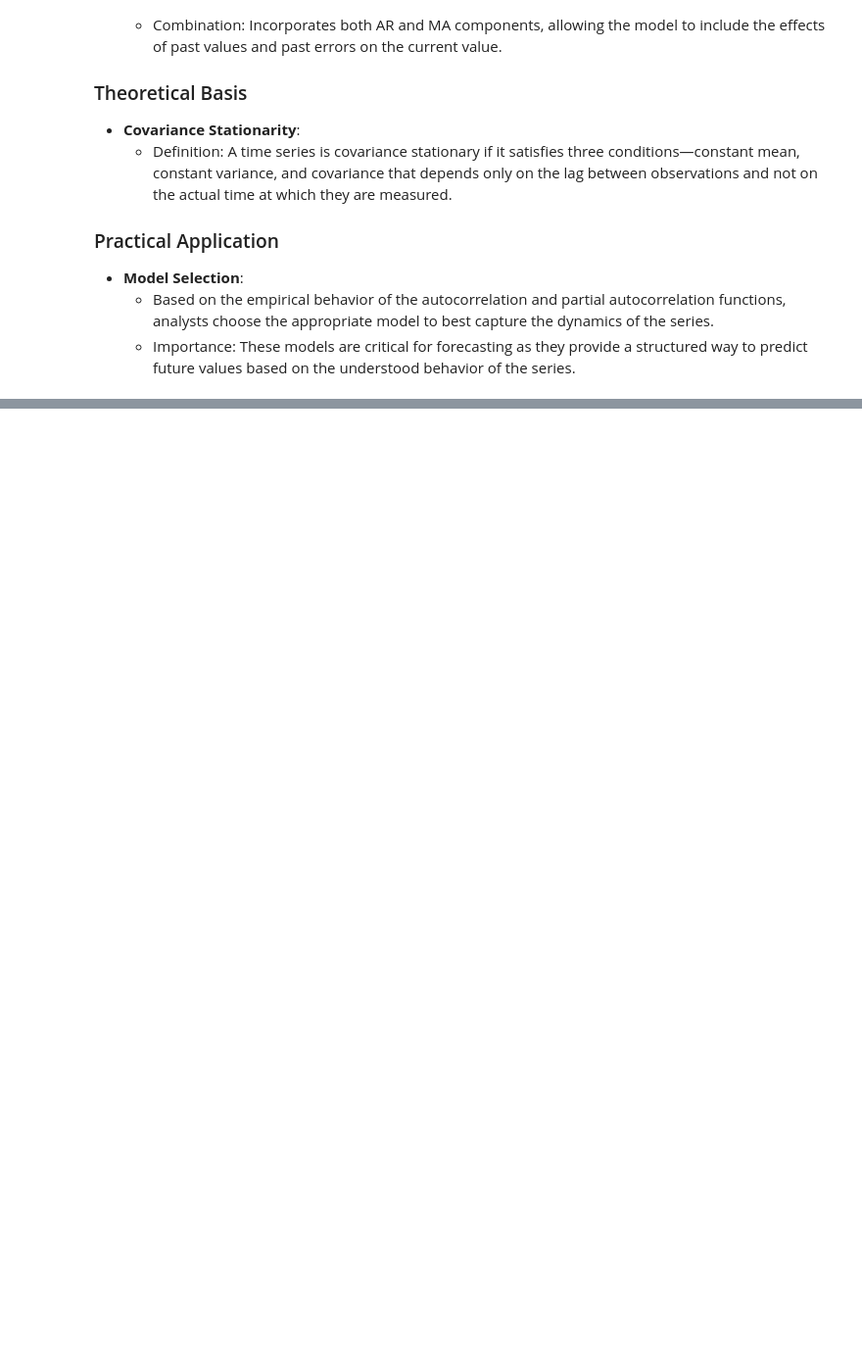
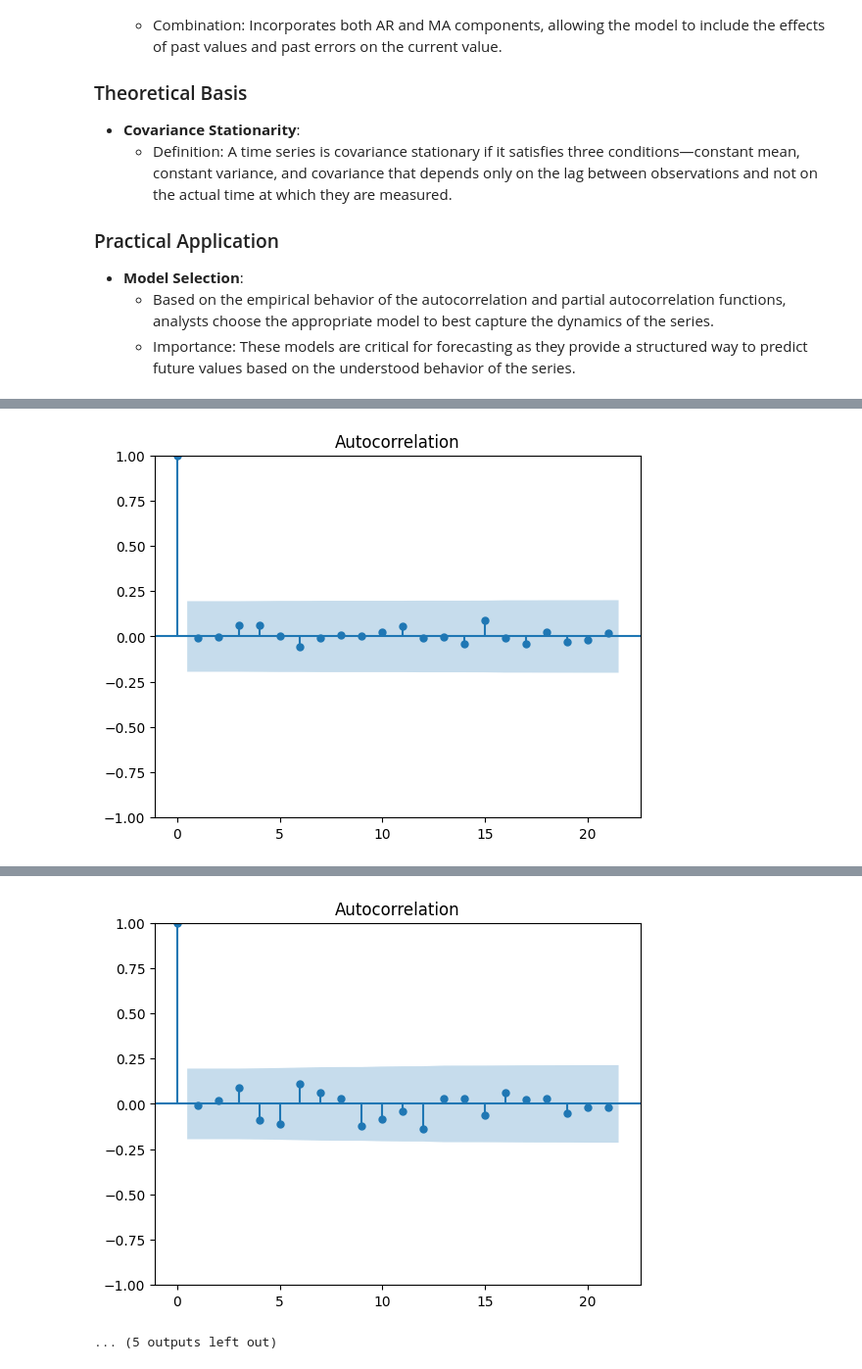
Before and after one commit to MTZun10/Course-Econometrics-for-Economics-and-Finance-Professionals, a Jupyter notebook: course4.ipynb, the cells around one changed output, grey strips where cells are left out. Shown at 98% size. Cells and saved outputs as stored; diff of their text form; code cells hidden in the pictures; blank space fills up the shorter version.

```diff
--- a/course4.ipynb
+++ b/course4.ipynb
@@ -400,0 +441,70 @@ ACF Plot for AR2_US:
+# %%
+import pandas as pd
+import numpy as np
+import matplotlib.pyplot as plt
+from statsmodels.tsa.arima.model import ARIMA
+from statsmodels.graphics.tsaplots import plot_acf
+from scipy.signal import detrend
+
+# Load data
+df = pd.read_excel("data/datajapanus.xlsx")
+
+# Transform the data into natural logarithm
+df['lnJapan'] = np.log(df['Japan'])
+df['lnUS'] = np.log(df['US'])
+
+# Detrend the series
+df['lnJapan_d'] = detrend(df['lnJapan'])
+df['lnUS_d'] = detrend(df['lnUS'])
+
+# Function to fit model and plot ACF of residuals
+def fit_and_plot_acf(series, order):
+    model = ARIMA(series, order=order)
+    results = model.fit()
+    print(results.summary())
+    residuals = results.resid
+    plot_acf(residuals)
+    plt.show()
+
+# Fitting MA(1), AR(1), AR(2), and ARMA(1, 1) models
+fit_and_plot_acf(df['lnJapan_d'], (0, 0, 1))
+fit_and_plot_acf(df['lnUS_d'], (0, 0, 1))
+fit_and_plot_acf(df['lnJapan_d'], (1, 0, 0))
+fit_and_plot_acf(df['lnUS_d'], (1, 0, 0))
+fit_and_plot_acf(df['lnJapan_d'], (2, 0, 0))
+fit_and_plot_acf(df['lnUS_d'], (2, 0, 0))
+fit_and_plot_acf(df['lnJapan_d'], (1, 0, 1))
+fit_and_plot_acf(df['lnUS_d'], (1, 0, 1))
+
+# Generating random series
+np.random.seed(0)
+y1 = [np.random.normal()]
+e = [np.random.normal()]
+mu = np.random.normal()
+
+for i in range(1, 500):
+    new_e = np.random.normal()
+    e.append(new_e)
+    y1.append(y1[-1] + new_e)
+
+y2 = [y1[0]]
+for i in range(1, 500):
+    y2.append(mu + y2[-1] + e[i])
+
+# Create DataFrame for plotting
+dfy = pd.DataFrame({'n': range(1, 501), 'y1': y1, 'y2': y2, 'e': e})
+
+# Plotting the series
+fig, axes = plt.subplots(3, 1, figsize=(10, 8), sharex=True)
+axes[0].plot(dfy['n'], dfy['y1'], label='y1', color='blue')
+axes[0].set_title('Series y1')
+axes[1].plot(dfy['n'], dfy['y2'], label='y2', color='green')
+axes[1].set_title('Series y2')
+axes[2].plot(dfy['n'], dfy['e'], label='e', color='red')
+axes[2].set_title('Series e')
+for ax in axes:
+    ax.legend()
+    ax.grid(True)
+plt.tight_layout()
+plt.show()
+# %% [output]
@@ -400,0 +600 @@ ACF Plot for AR2_US:
+[figure, added]
@@ -400,0 +618,2 @@ ACF Plot for AR2_US:
+[figure, added]
+... (5 outputs left out)
```
Also changed, not shown: parts of 15 cells of this notebook, 3 other files.
